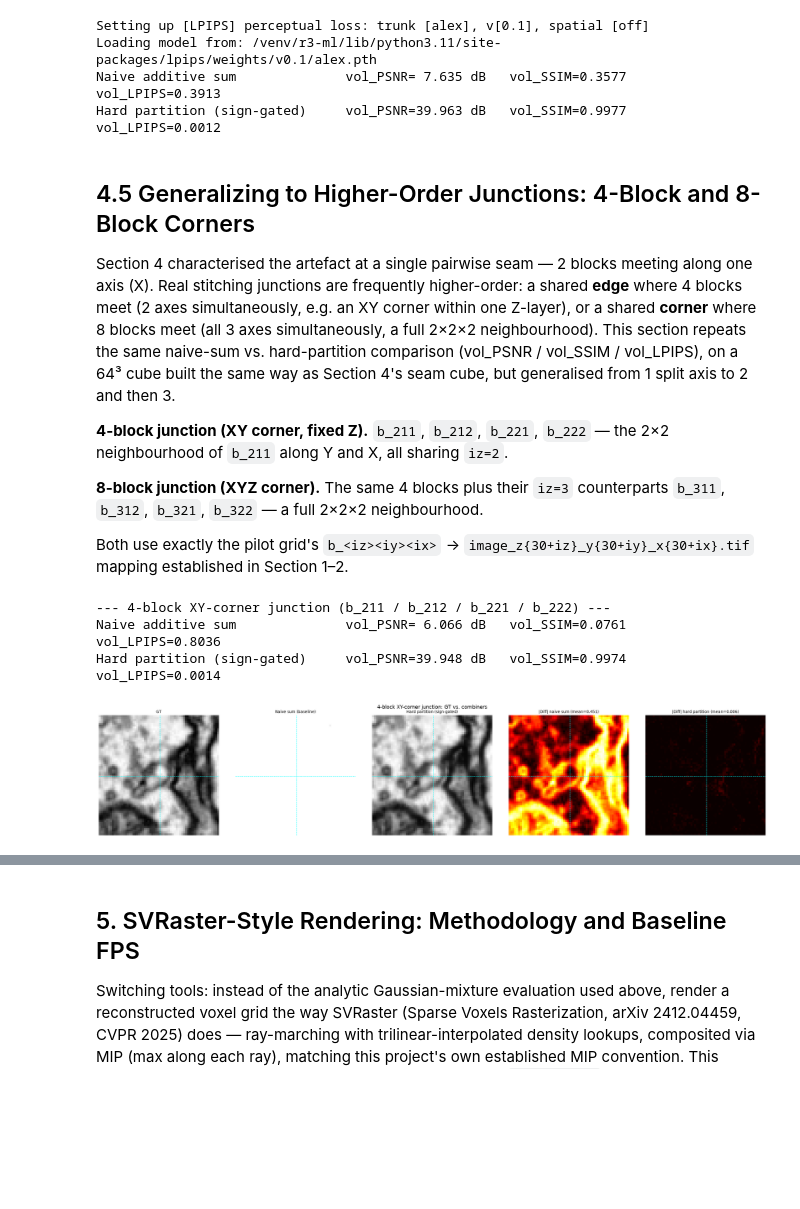
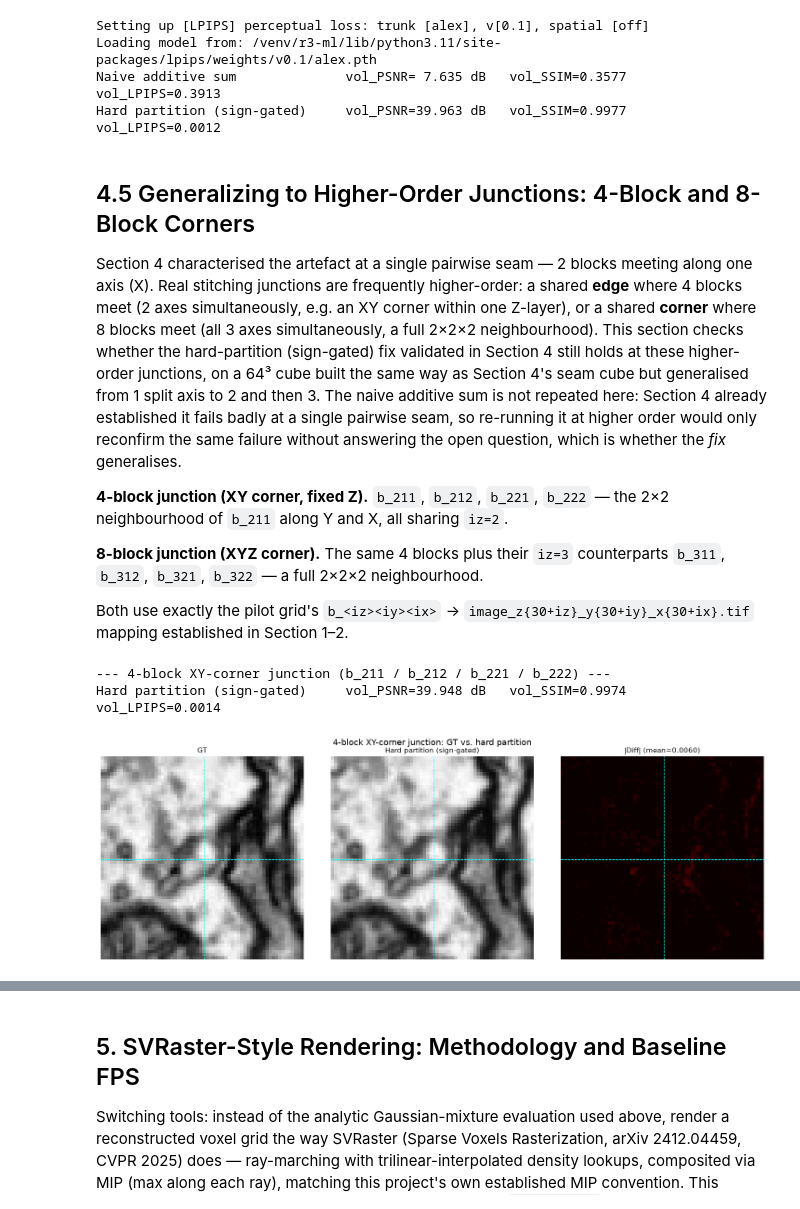
Before and after one commit to asheibanifard/r3-ml, a Jupyter notebook: fafb_pilot/code/representation/eda.ipynb, the cells around one changed output, grey strips where cells are left out. Drawn from its saved outputs; the diff is of its cells as text; code cells hidden in the pictures; blank space fills up the shorter version.

```diff
--- a/fafb_pilot/code/representation/eda.ipynb
+++ b/fafb_pilot/code/representation/eda.ipynb
@@ -427,9 +427,13 @@ meeting along one axis (X). Real stitching junctions are frequently
 higher-order: a shared **edge** where 4 blocks meet (2 axes simultaneously,
 e.g. an XY corner within one Z-layer), or a shared **corner** where 8 blocks
 meet (all 3 axes simultaneously, a full 2×2×2 neighbourhood). This section
-repeats the same naive-sum vs. hard-partition comparison (vol_PSNR /
-vol_SSIM / vol_LPIPS), on a 64³ cube built the same way as Section 4's seam
-cube, but generalised from 1 split axis to 2 and then 3.
+checks whether the hard-partition (sign-gated) fix validated in Section 4
+still holds at these higher-order junctions, on a 64³ cube built the same
+way as Section 4's seam cube but generalised from 1 split axis to 2 and then
+3. The naive additive sum is not repeated here: Section 4 already
+established it fails badly at a single pairwise seam, so re-running it at
+higher order would only reconfirm the same failure without answering the
+open question, which is whether the *fix* generalises.
 
 **4-block junction (XY corner, fixed Z).** `b_211`, `b_212`, `b_221`, `b_222`
 — the 2×2 neighbourhood of `b_211` along Y and X, all sharing `iz=2`.
@@ -559,27 +562,26 @@ def plot_junction_result(gt_cube, recon_sum, recon_partition, title_prefix, save
 # %%
 # 4-block junction: the 2x2 XY-neighbourhood of b_211, all sharing iz=2.
 # Z is NOT split (all four blocks occupy the same Z range), so only y/x
 # sides are specified per block.
 specs_4block = [
     dict(name='b_211', y='low',  x='low'),
     dict(name='b_212', y='low',  x='high'),
     dict(name='b_221', y='high', x='low'),
     dict(name='b_222', y='high', x='high'),
 ]
 
-gt_cube_4, recon_sum_4, recon_partition_4 = run_junction_experiment(specs_4block, device)
+gt_cube_4, recon_partition_4 = run_junction_experiment(specs_4block, device)
 results_4block = report_junction_metrics(
-    gt_cube_4, recon_sum_4, recon_partition_4,
+    gt_cube_4, recon_partition_4,
     "4-block XY-corner junction (b_211 / b_212 / b_221 / b_222)")
-diff_sum_4, diff_partition_4 = plot_junction_result(
-    gt_cube_4, recon_sum_4, recon_partition_4,
-    "4-block XY-corner junction: GT vs. combiners",
-    "/root/project/fafb_pilot/code/representation/figures/junction4_combiners.pdf")
+diff_partition_4 = plot_junction_result(
+    gt_cube_4, recon_partition_4,
+    "4-block XY-corner junction: GT vs. hard partition",
+    "/root/project/fafb_pilot/code/representation/figures/junction4_hard_partition.pdf")
 # %% [output]
 --- 4-block XY-corner junction (b_211 / b_212 / b_221 / b_222) ---
-Naive additive sum              vol_PSNR= 6.066 dB   vol_SSIM=0.0761   vol_LPIPS=0.8036
 Hard partition (sign-gated)     vol_PSNR=39.948 dB   vol_SSIM=0.9974   vol_LPIPS=0.0014
-[figure, old version]
+[figure, new version]
 # %%
 # 8-block junction: the full 2x2x2 XYZ-neighbourhood of b_211 -- the 4
 # blocks above (iz=2) plus their iz=3 counterparts. All three axes are now
```
Also changed, not shown: parts of 7 cells of this notebook, 10 other files.
